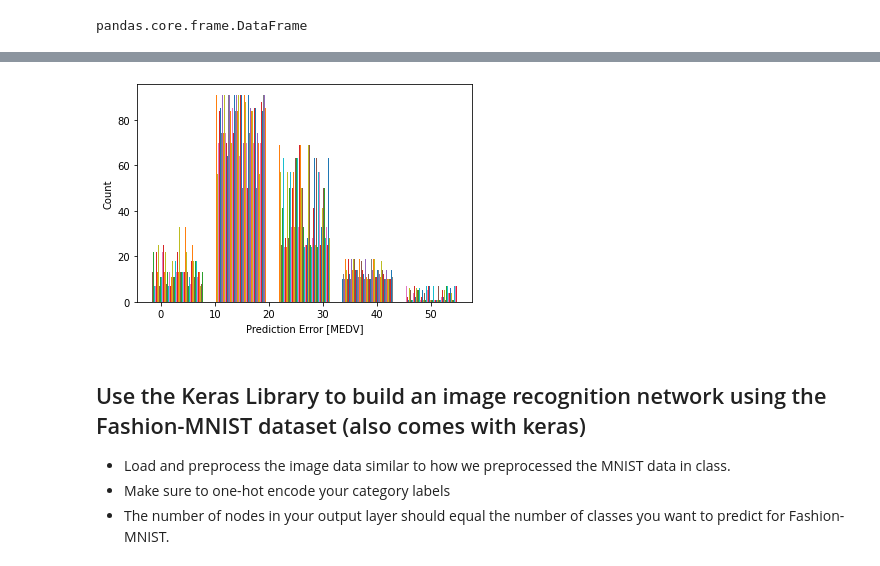
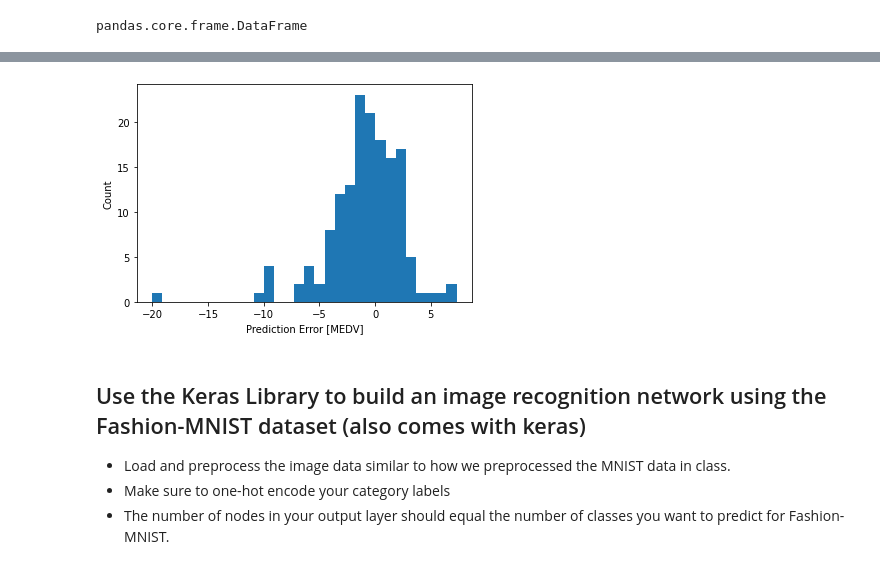
Before and after one commit to JenBanks8585/DS-Unit-4-Sprint-2-Neural-Networks, a Jupyter notebook: module3-Intro-to-Keras/LS_DS_423_Keras_Assignment.ipynb, the cells around one changed output, grey strips where cells are left out. Cells and saved outputs as stored; diff of their text form; code cells hidden in the pictures.

```diff
--- a/module3-Intro-to-Keras/LS_DS_423_Keras_Assignment.ipynb
+++ b/module3-Intro-to-Keras/LS_DS_423_Keras_Assignment.ipynb
@@ -224,27 +221,10 @@ sns.lineplot(x = 'epoch', y = 'val_mse' , data = model_house);
-# %%
-import matplotlib.pyplot as plt
-
-sns.lineplot(x = 'val_loss', y = 'val_mse' , data = model_house);
-
-test_predictions = model.predict(X_test).flatten()
-train_predictions = model.predict(X_train).flatten()
-
-plt.scatter(y_test, test_predictions)
-plt.xlabel('True Values [MEDV]')
-plt.ylabel('Predictions [MEDV]')
-plt.axis('equal')
-plt.axis('square')
-#plt.plot();
-plt.xlim([0,plt.xlim()[1]])
-plt.ylim([0,plt.ylim()[1]])
-_ = plt.plot([-100, 100], [-100, 100])
 # %%
 error = test_predictions - y_test
-plt.hist(error, bins = 5)
+plt.hist(error, bins = 30)
 plt.xlabel("Prediction Error [MEDV]")
 _ = plt.ylabel("Count")
 # %% [output]
-[figure, old version]
+[figure, new version]
 # %% [markdown]
 ## Use the Keras Library to build an image recognition network using the Fashion-MNIST dataset (also comes with keras)
 
```
Also changed, not shown: parts of 16 cells of this notebook, 2 other files.
